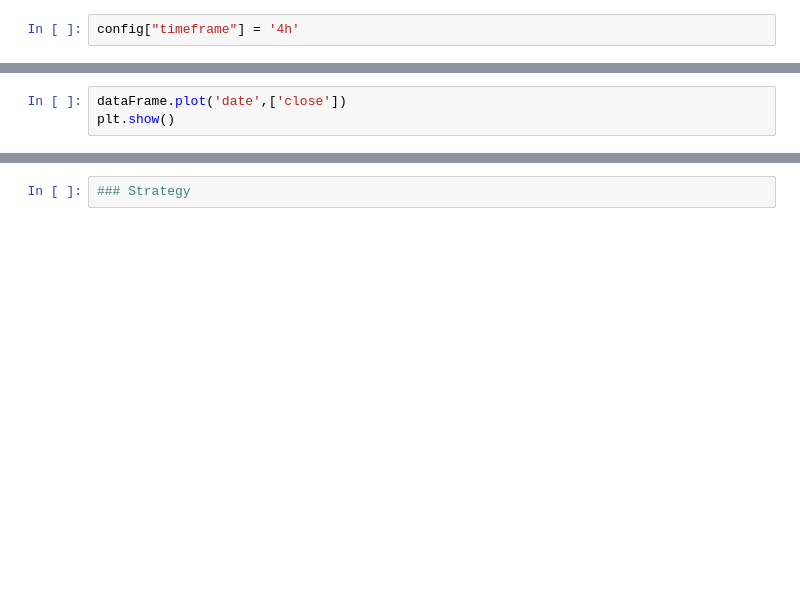
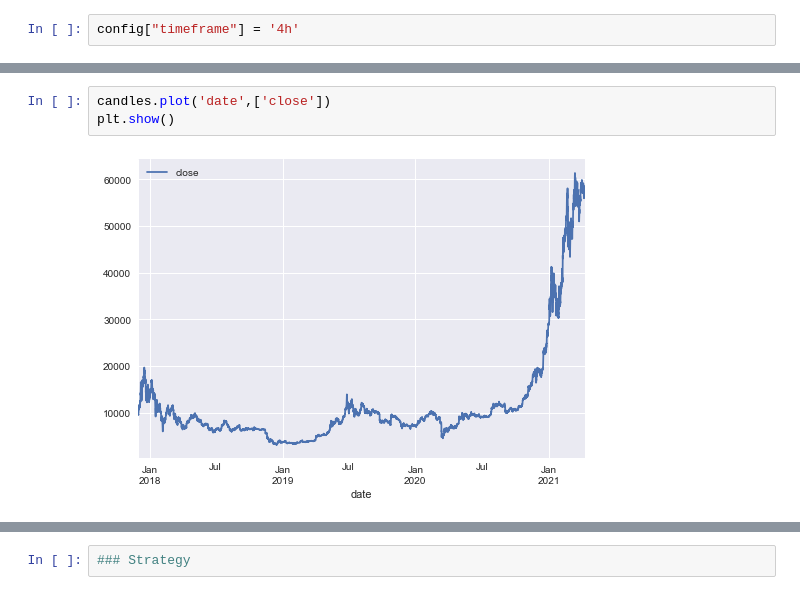
Before and after one commit to sittipol123/freqtrade_act_zone, a Jupyter notebook: notebooks/yoyo_action_zone_strategy.ipynb, the cells around one changed output, grey strips where cells are left out. Saved outputs shown, nothing was run; the diff lists cells and outputs as text; blank space fills up the shorter version.

```diff
--- a/notebooks/yoyo_action_zone_strategy.ipynb
+++ b/notebooks/yoyo_action_zone_strategy.ipynb
@@ -35,4 +66,6 @@ dataFrame.info()
 # %%
-dataFrame.plot('date',['close'])
+candles.plot('date',['close'])
 plt.show()
+# %% [output]
+[figure, added]
 # %%
```
Also changed, not shown: parts of 25 cells of this notebook, 20 other files.
